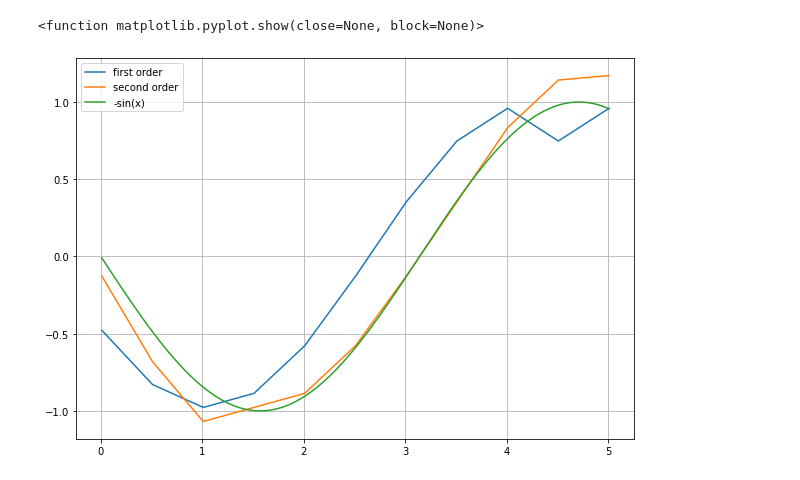
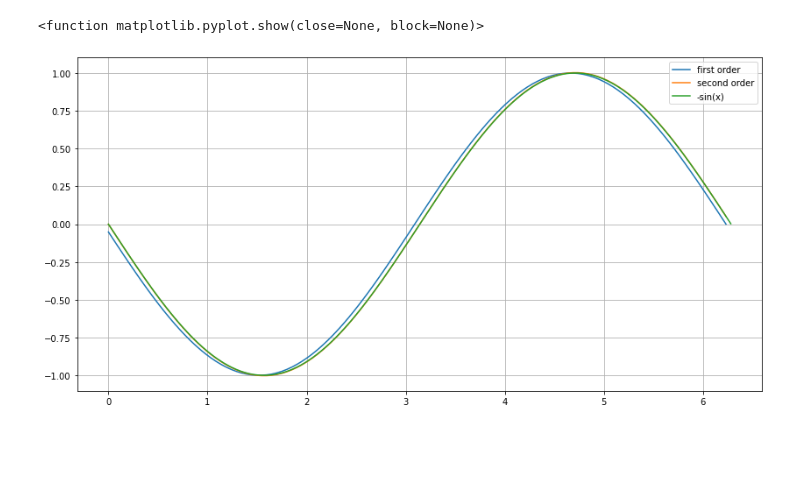
Before and after one commit to alexandra-tsepkova/computational-maths, a Jupyter notebook: lab1_comp_math.ipynb, the cells around one changed output. Cells and saved outputs as stored; diff of their text form; code cells hidden in the pictures; blank space fills up the shorter version.

```diff
--- a/lab1_comp_math.ipynb
+++ b/lab1_comp_math.ipynb
@@ -22,4 +22,4 @@ right_bound = 5.01
 # %%
-args = np.arange(left_bound, right_bound + 0.0001, step)
+args = np.arange(left_bound, right_bound, step)[:122]
 points = np.sin(args)
-small_steps = np.arange(left_bound, right_bound + 0.0001, 0.005)
+small_steps = np.arange(left_bound, right_bound, 0.005)
@@ -119,47 +61,22 @@ def second_der_first_order(points:list, step:float):
-# %%
-#Вторая производная со вторым порядком точности
-def second_der_second_order(points:list, step:float):
-    result = []
-    n = len(points)
-
-    for i in range(3): #левая часть
-        f0 = points[i]
-        f1 = points[i+1]
-        f2 = points[i+2]
-        f3 = points[i+3]
-        der = ( 2*f0 - 5 * f1 + 4 * f2 - f3 ) / (step * step)
-        result.append(der)
-
-    for i in range(3, n - 3):
-        f0 = points[i]
-        f_1 = points[i-1]
-        f1 = points[i+1]
-        der = (f_1 - 2 * f0 + f1) / (step * step)
-        result.append(der)
-
-    for i in range(n-3, n, 1): #правая часть
-        f0 = points[i]
-        f_1 = points[i-1]
-        f_2 = points[i-2]
-        f_3 = points[i-3]
-        der = (2 * f0 - 5*f_1 + 4*f_2 - f_3) / (step * step)
-        result.append(der)
-
-    return result
+# %%
+#Вторая производная со вторым порядком точности
+def second_der_second_order(points:list, step:float, i:int):
+    l = len(points)
+    return (2 * points[i] - 5 * points[(i + 1) % l] + 4 * points[(i + 2) % l] - points[(i + 3) % l]) / (step * step)
 # %%
 #сравнение точности
-plt.figure(figsize=(10, 7))
+plt.figure(figsize=(14, 7))
 
-plt.plot(args, second_der_first_order(points, step), label = 'first order')
-plt.plot(args, second_der_second_order(points, step), label = 'second order')
+plt.plot(args, apply_derivative(points, step, second_der_first_order), label = 'first order')
+plt.plot(args, apply_derivative(points, step, second_der_second_order), label = 'second order')
 plt.plot(small_steps, -1 * np.sin(small_steps), label = '-sin(x)')
 plt.legend()
 plt.grid()
 
 plt.show
 # %% [output]
 <function matplotlib.pyplot.show(close=None, block=None)>
-[figure, old version]
+[figure, new version]
 # %%
 #Пришло время посмотреть как зависят погрешности от шага сетки.
 #Для этого сгенерируем сетки с разными шагами.
```
Also changed, not shown: parts of 15 cells of this notebook.
